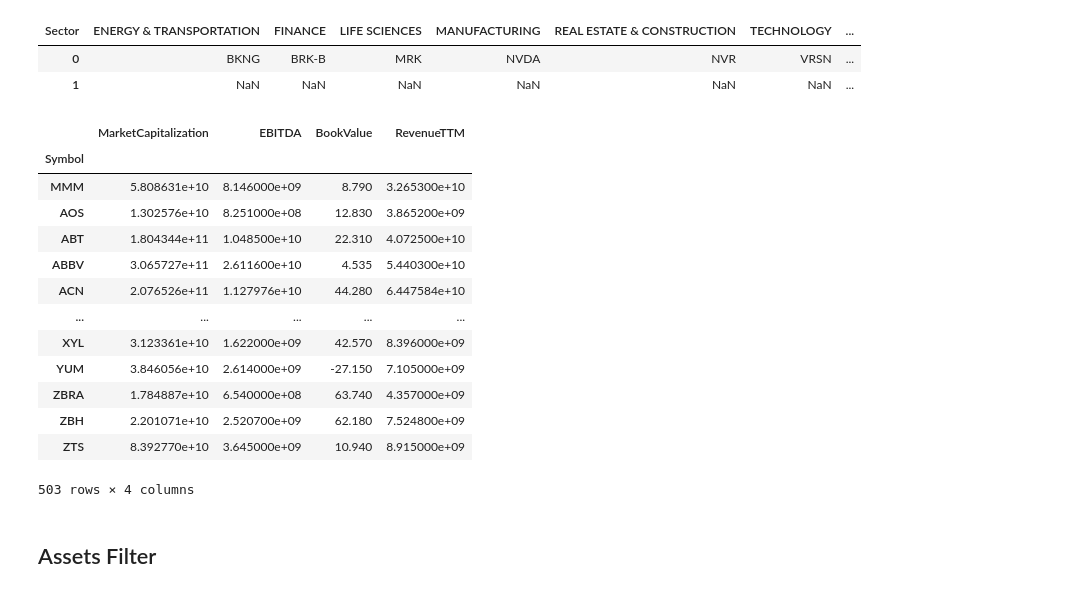
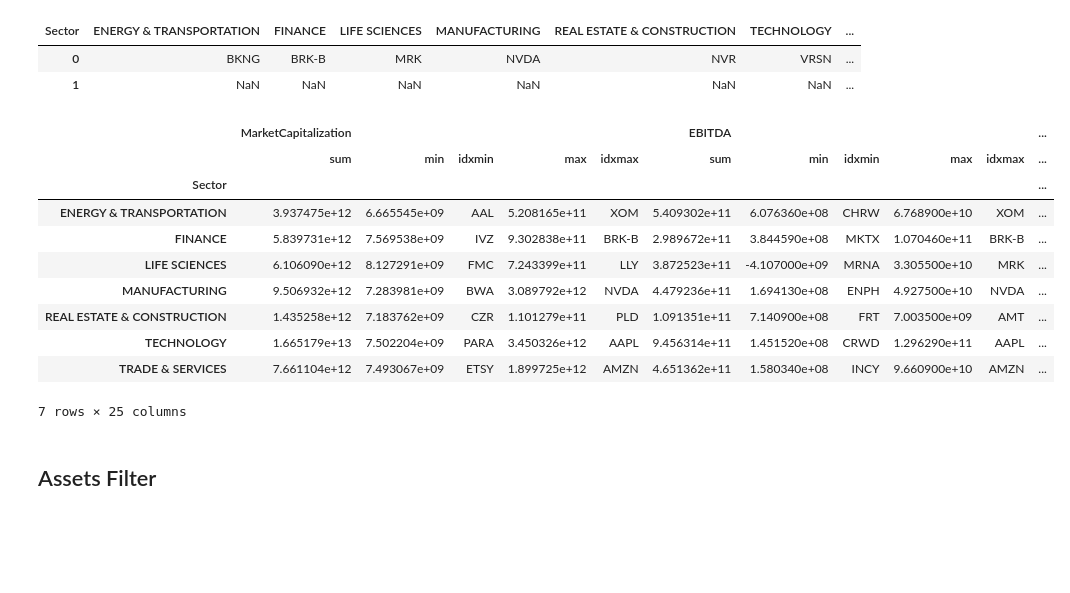
Before and after one commit to fadeeva/stock_market_research, a Jupyter notebook: Portfolio/Asset_Selection.ipynb, the cells around one changed output. Saved outputs shown, nothing was run; the diff lists cells and outputs as text; code cells hidden in the pictures; blank space fills up the shorter version.

```diff
--- a/Portfolio/Asset_Selection.ipynb
+++ b/Portfolio/Asset_Selection.ipynb
@@ -87,7 +87,7 @@ d.keys()
 dict_keys(['Symbol', 'AssetType', 'Name', 'Description', 'CIK', 'Exchange', 'Currency', 'Country', 'Sector', 'Industry', 'Address', 'FiscalYearEnd', 'LatestQuarter', 'MarketCapitalization', 'EBITDA',  ...
 # %%
 multps = {
-    'capital'  : ['MarketCapitalization', 'EBITDA', 'BookValue', 'RevenueTTM'],
+    'capital'  : ['MarketCapitalization', 'EBITDA', 'BookValue', 'RevenueTTM', 'GrossProfitTTM'],
     'ratio'    : ['PERatio', 'PEGRatio',],
     'dividend' : ['DividendPerShare', 'DividendYield', 'EPS', 'RevenuePerShareTTM',],
     'margin'   : ['ProfitMargin', 'OperatingMarginTTM',],
@@ -1419,23 +1492,20 @@ summ_pv.loc[:, 'idxmax', :].mode()
 | Sector | ENERGY & TRANSPORTATION | FINANCE | LIFE SCIENCES | MANUFACTURING | REAL ESTATE & CONSTRUCTION | TECHNOLOGY | ... |
 | 0 | BKNG | BRK-B | MRK | NVDA | NVR | VRSN | ... |
 | 1 | NaN | NaN | NaN | NaN | NaN | NaN | ... |
-# %%
-data[multps['capital']]
-# %% [output]
-|  | MarketCapitalization | EBITDA | BookValue | RevenueTTM |
-| Symbol |  |  |  |  |
-| MMM | 5.808631e+10 | 8.146000e+09 | 8.790 | 3.265300e+10 |
-| AOS | 1.302576e+10 | 8.251000e+08 | 12.830 | 3.865200e+09 |
-| ABT | 1.804344e+11 | 1.048500e+10 | 22.310 | 4.072500e+10 |
-| ABBV | 3.065727e+11 | 2.611600e+10 | 4.535 | 5.440300e+10 |
-| ACN | 2.076526e+11 | 1.127976e+10 | 44.280 | 6.447584e+10 |
-| ... | ... | ... | ... | ... |
-| XYL | 3.123361e+10 | 1.622000e+09 | 42.570 | 8.396000e+09 |
-| YUM | 3.846056e+10 | 2.614000e+09 | -27.150 | 7.105000e+09 |
-| ZBRA | 1.784887e+10 | 6.540000e+08 | 63.740 | 4.357000e+09 |
-| ZBH | 2.201071e+10 | 2.520700e+09 | 62.180 | 7.524800e+09 |
-| ZTS | 8.392770e+10 | 3.645000e+09 | 10.940 | 8.915000e+09 |
-503 rows × 4 columns
+# %%
+data[multps['capital']+['Sector']].groupby('Sector').agg(['sum', 'min', 'idxmin', 'max', 'idxmax'])
+# %% [output]
+|  | MarketCapitalization |  |  |  |  | EBITDA |  |  |  |  | ... |
+|  | sum | min | idxmin | max | idxmax | sum | min | idxmin | max | idxmax | ... |
+| Sector |  |  |  |  |  |  |  |  |  |  | ... |
+| ENERGY & TRANSPORTATION | 3.937475e+12 | 6.665545e+09 | AAL | 5.208165e+11 | XOM | 5.409302e+11 | 6.076360e+08 | CHRW | 6.768900e+10 | XOM | ... |
+| FINANCE | 5.839731e+12 | 7.569538e+09 | IVZ | 9.302838e+11 | BRK-B | 2.989672e+11 | 3.844590e+08 | MKTX | 1.070460e+11 | BRK-B | ... |
+| LIFE SCIENCES | 6.106090e+12 | 8.127291e+09 | FMC | 7.243399e+11 | LLY | 3.872523e+11 | -4.107000e+09 | MRNA | 3.305500e+10 | MRK | ... |
+| MANUFACTURING | 9.506932e+12 | 7.283981e+09 | BWA | 3.089792e+12 | NVDA | 4.479236e+11 | 1.694130e+08 | ENPH | 4.927500e+10 | NVDA | ... |
+| REAL ESTATE & CONSTRUCTION | 1.435258e+12 | 7.183762e+09 | CZR | 1.101279e+11 | PLD | 1.091351e+11 | 7.140900e+08 | FRT | 7.003500e+09 | AMT | ... |
+| TECHNOLOGY | 1.665179e+13 | 7.502204e+09 | PARA | 3.450326e+12 | AAPL | 9.456314e+11 | 1.451520e+08 | CRWD | 1.296290e+11 | AAPL | ... |
+| TRADE & SERVICES | 7.661104e+12 | 7.493067e+09 | ETSY | 1.899725e+12 | AMZN | 4.651362e+11 | 1.580340e+08 | INCY | 9.660900e+10 | AMZN | ... |
+7 rows × 25 columns
 # %% [markdown]
 ## Assets Filter
 # %%
```
Also changed, not shown: parts of 11 cells of this notebook.
